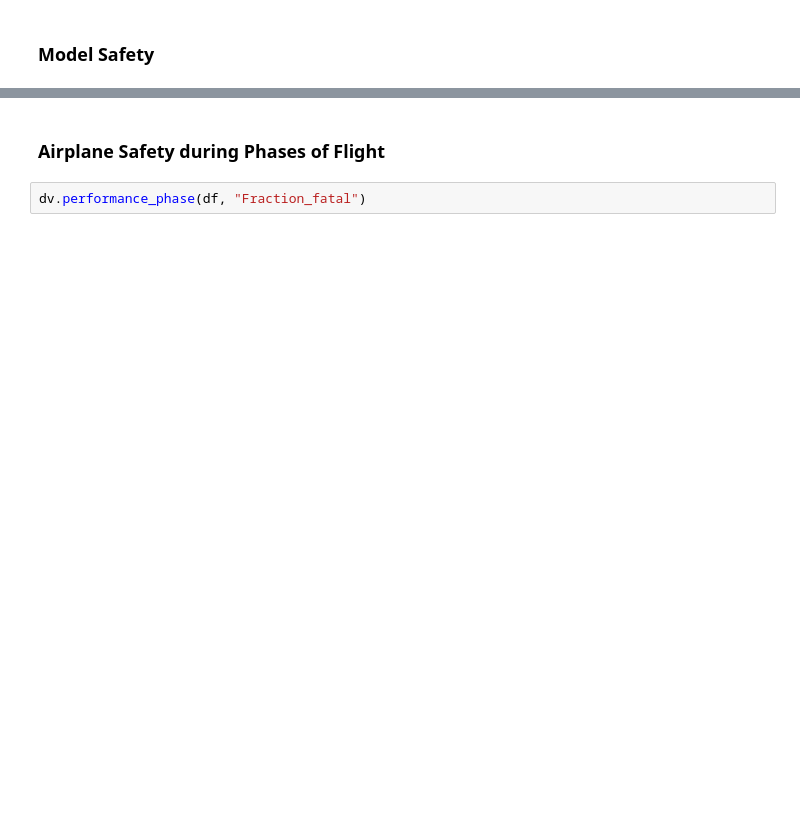
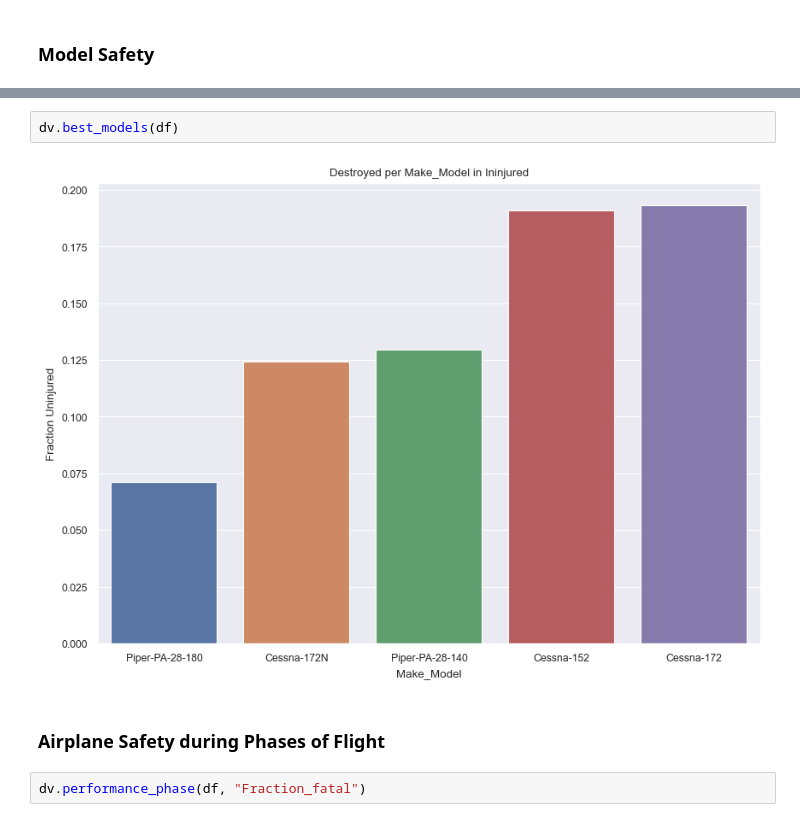
Before and after one commit to jgoett2/Phase1-Airplane-Zach-Jeff, a Jupyter notebook: AirplaneProject.ipynb, the cells around one changed output, grey strips where cells are left out. Drawn from its saved outputs; the diff is of its cells as text; blank space fills up the shorter version.

```diff
--- a/AirplaneProject.ipynb
+++ b/AirplaneProject.ipynb
@@ -101,3 +122,7 @@ fig.savefig("Images/ModelSubstantialFatal")
+# %%
+dv.best_models(df)
+# %% [output]
+[figure, added]
 # %% [markdown]
 ### Airplane Safety during Phases of Flight
 # %%
```
Also changed, not shown: parts of 8 cells of this notebook, 1 other file.
